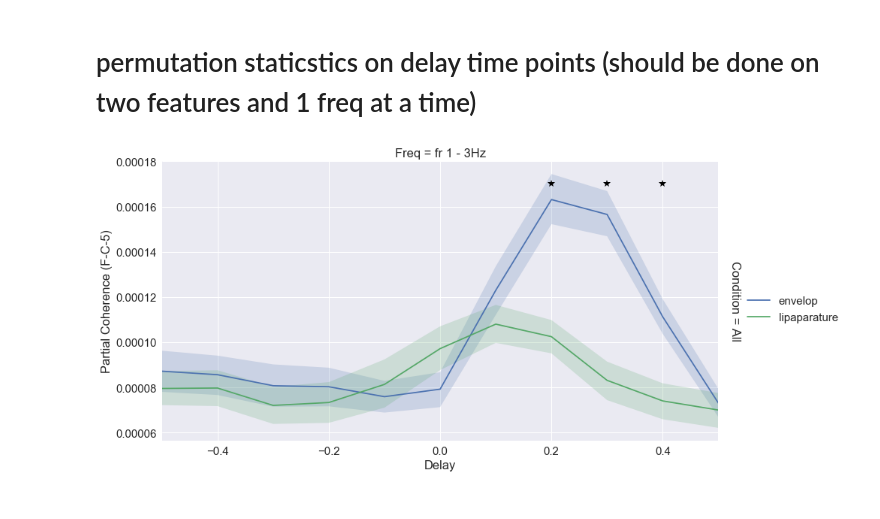
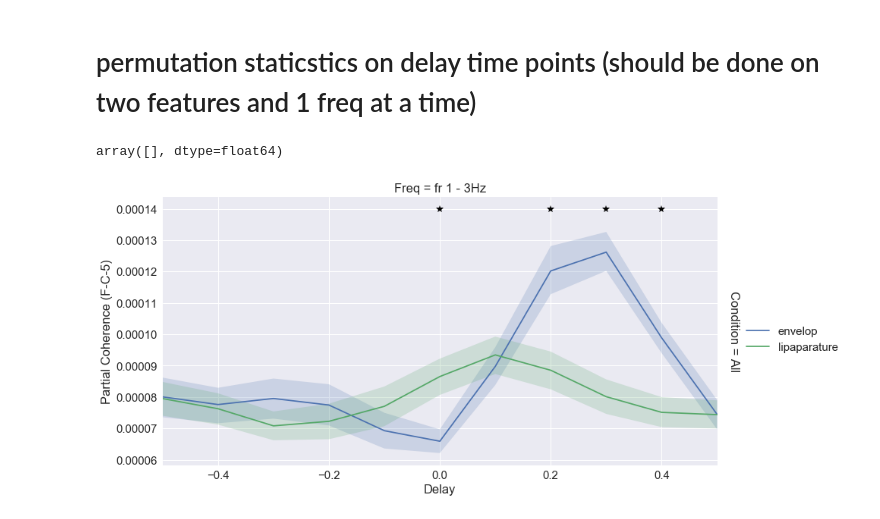
Before and after one commit to sankar-mukherjee/entrainment_python, a Jupyter notebook: partialCoherence_investigate.ipynb, the cells around one changed output. Cells and saved outputs as stored; diff of their text form; code cells hidden in the pictures.

Commit message:
update partial coherence

```diff
--- a/partialCoherence_investigate.ipynb
+++ b/partialCoherence_investigate.ipynb
@@ -230,7 +232,11 @@ def run_permutation_test(x,y,numSamples):
 
     p = len(np.where( d >= d0 )[0])
     p = p / float(numSamples)
-    return p
+
+    t,p = stats.ttest_rel(x, y)
+    reject_fdr, p = fdr_correction(p, alpha=0.05, method='indep')
+
+    return p.round(decimals=3)
 
 def get_P_value(data,feat_comb,freq_band,condition,delay,numSamples):
     A = []
@@ -269,10 +275,12 @@ def get_P_value_adaptive(data,feat_comb,freq_band,condition,delay,numSamples):
     return P
 # %%
 find_value = lambda searchList, elem: [[i for i, x in enumerate(searchList) if x == e] for e in elem]
-i = find_value(info.ch_names,column_name)
+aa = find_value(info.ch_names,column_name)
 i = np.asanyarray(aa).flatten()
 a  = data['Data'].apply(lambda x: np.mean(x[i]))
 data['partialCoh'] = pd.Series(a, index=data.index)
+# %% [output]
+array([], dtype=float64)
 # %%
 freq_band = ['Delta 1 - 3Hz','Theta 4 - 7Hz','Alpha 8 - 12Hz','Beta 13 - 25Hz','Gamma 30 - 40Hz']
 freq_band = [ 'fr 1 - 3Hz']
@@ -283,32 +291,35 @@ features = ['envelop','jawaopening','lipaparature','lipProtrusion','TTCD','TMCD'
 
 features = ['envelop','lipaparature']
 Removedfeatures = ['envelop','lipaparature']
 
 feat_comb = (['envelop','lipaparature'],['lipaparature','envelop'])
 
 condition = ['Hyper','Normal','Hypo','All']
 condition = ['All']
 
 delay = np.arange(-5,6) / 10
 
 column_name = ('FC5')
 
 
+i = info.ch_names.index(column_name)
+a  = data['Data'].apply(lambda x: np.mean(x[i]))
+#data['partialCoh'] = pd.Series(a, index=data.index)
 
 a = data.loc[features,Removedfeatures,freq_band,condition,delay,subject_name]['partialCoh']
 a = pd.DataFrame(a.reset_index())
 
 # permutation stat
 numSamples = 10000
 P = get_P_value_adaptive(data,feat_comb,freq_band,condition,delay,numSamples)
 x = P[P['p-value'] <= 0.05]['Delay'].get_values()
-y = np.repeat(0.00017,len(x))
+y = np.repeat(0.00014,len(x))
 
 g = sns.FacetGrid(a, col="Freq", row="Condition",col_order=freq_band , margin_titles=True,size=6,aspect=2)
 b = g.map_dataframe(sns.tsplot, time="Delay", unit="Subject",condition="Feature", value='partialCoh',color="deep").add_legend()
 b = b.set_xlabels('Delay')
 b = b.set_ylabels('Partial Coherence ('+'-'.join(column_name)+')')
 # mark the signifiancant point
 x = plt.plot(x,y, marker='*', color='k',markersize=10,linestyle='')
 # %% [output]
-[figure, old version]
+[figure, new version]
```
Also changed, not shown: parts of 3 cells of this notebook, 2 other files.
